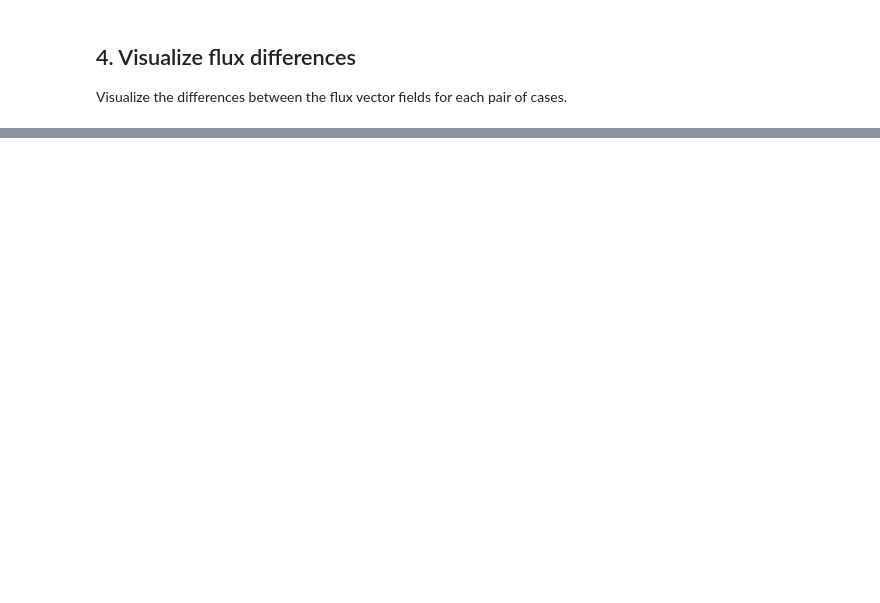
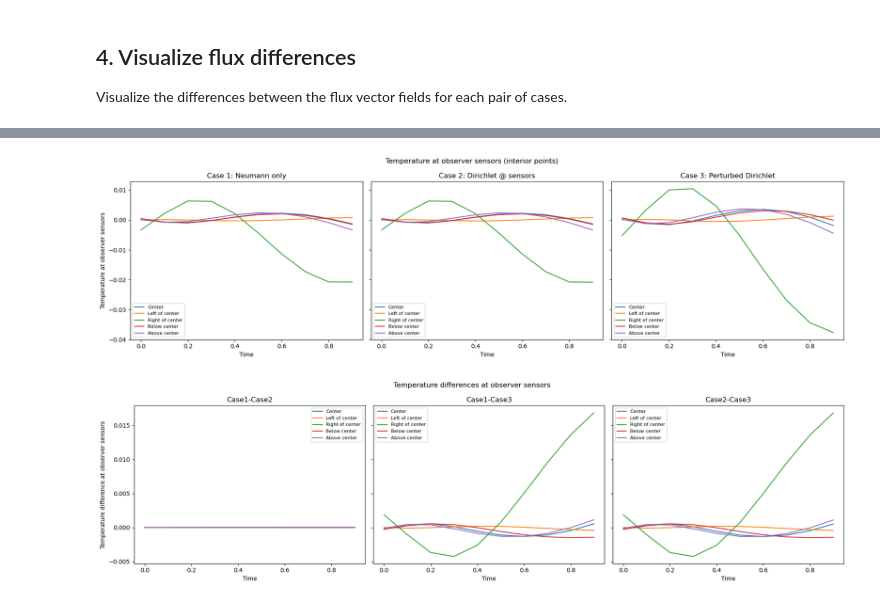
Before and after one commit to danielandresarcones/j4nfdi-dolfinx-ihcp, a Jupyter notebook: notebooks/inner_residuals.ipynb, the cells around one changed output, grey strips where cells are left out. Drawn from its saved outputs; the diff is of its cells as text; code cells hidden in the pictures; blank space fills up the shorter version.

```diff
--- a/notebooks/inner_residuals.ipynb
+++ b/notebooks/inner_residuals.ipynb
@@ -412,0 +484,52 @@ if MPI.COMM_WORLD.rank == 0:
+# %%
+import matplotlib.pyplot as plt
+
+# Helper: flatten observer arrays for plotting
+def flatten_obs(obs_arr):
+    # obs_arr: (num_steps, num_observers, 1)
+    return np.squeeze(np.array(obs_arr), axis=2)
+
+observer_labels = [
+    "Center", "Left of center", "Right of center", "Below center", "Above center"
+]
+
+obs1 = flatten_obs(case1_obs)
+obs2 = flatten_obs(case2_obs)
+obs3 = flatten_obs(case3_obs)
+steps = np.arange(obs1.shape[0]) * dt
+
+# Plot temperature at observer sensors for all cases (3 subplots)
+fig, axs = plt.subplots(1, 3, figsize=(18, 5), sharey=True)
+for i, (obs, title) in enumerate(zip([obs1, obs2, obs3], ["Case 1: Neumann only", "Case 2: Dirichlet @ sensors", "Case 3: Perturbed Dirichlet"])):
+    for j, label in enumerate(observer_labels):
+        axs[i].plot(steps, obs[:, j], label=label)
+    axs[i].set_title(title)
+    axs[i].set_xlabel("Time")
+    if i == 0:
+        axs[i].set_ylabel("Temperature at observer sensors")
+    axs[i].legend(fontsize=8)
+plt.suptitle("Temperature at observer sensors (interior points)")
+plt.tight_layout()
+plt.show()
+
+# Plot temperature differences at observer sensors (3 subplots)
+fig, axs = plt.subplots(1, 3, figsize=(18, 5), sharey=True)
+diffs = [
+    (obs1 - obs2, "Case1-Case2"),
+    (obs1 - obs3, "Case1-Case3"),
+    (obs2 - obs3, "Case2-Case3"),
+]
+for i, (diff, diff_title) in enumerate(diffs):
+    for j, label in enumerate(observer_labels):
+        axs[i].plot(steps, diff[:, j], label=label)
+    axs[i].set_title(diff_title)
+    axs[i].set_xlabel("Time")
+    if i == 0:
+        axs[i].set_ylabel("Temperature difference at observer sensors")
+    axs[i].legend(fontsize=8)
+plt.suptitle("Temperature differences at observer sensors")
+plt.tight_layout()
+plt.show()
+# %% [output]
+[figure, added]
+[figure, added]
```
Also changed, not shown: parts of 13 cells of this notebook.
